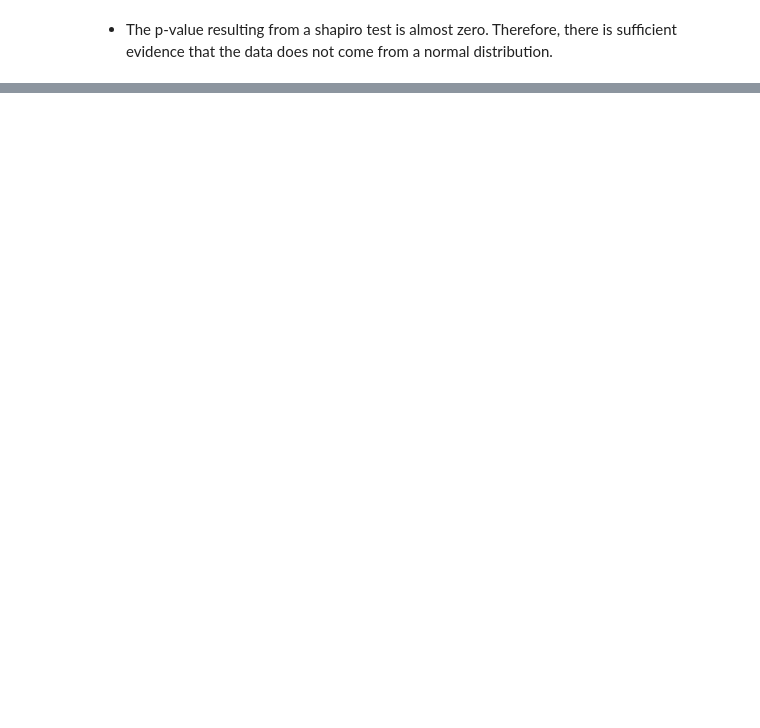
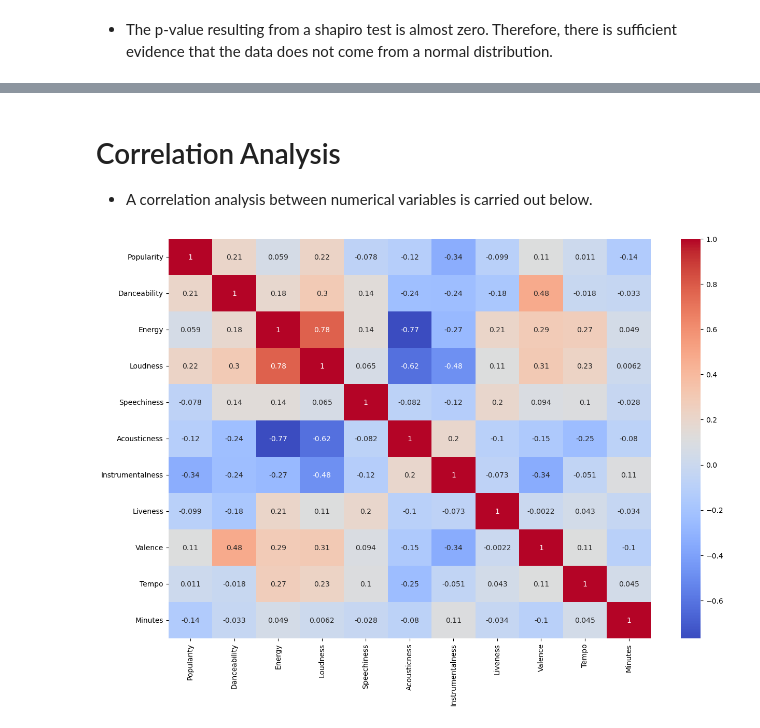
Before and after one commit to aziz158/tomandaziz, a Jupyter notebook: notebooks/04_eda.ipynb, the cells around one changed output, grey strips where cells are left out. Drawn from its saved outputs; the diff is of its cells as text; code cells hidden in the pictures; blank space fills up the shorter version.

```diff
--- a/notebooks/04_eda.ipynb
+++ b/notebooks/04_eda.ipynb
@@ -68,0 +170,11 @@ plt.boxplot(numerical_vars);
+# %% [markdown]
+# Correlation Analysis
+- A correlation analysis between numerical variables is carried out below.
+# %%
+import seaborn as sns
+
+# Correlation Matrix
+plt.figure(figsize=(15,10))
+sns.heatmap(numerical_vars.corr(), cmap='coolwarm', annot=True);
+# %% [output]
+[figure, added]
```
Also changed, not shown: parts of 68 cells of this notebook, 13 other files.
